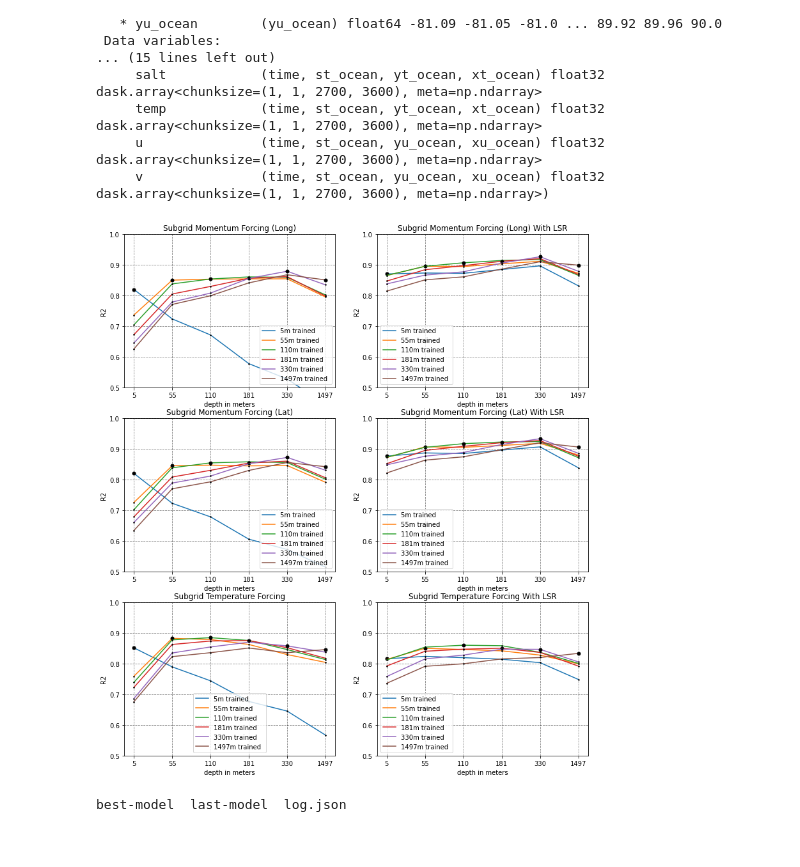
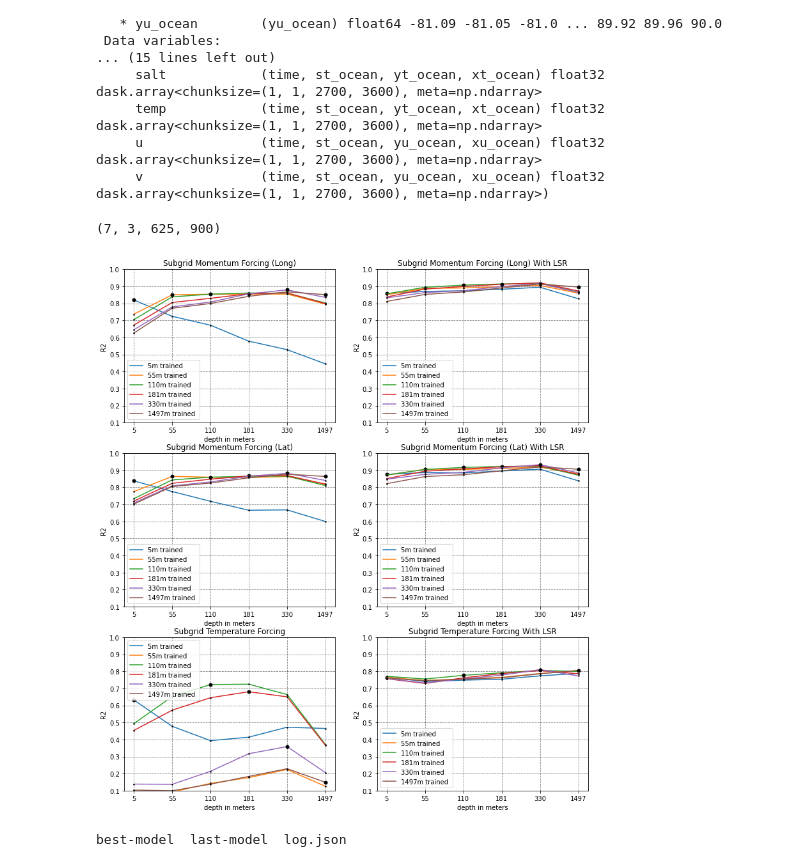
Before and after one commit to CemGultekin1/ClimateResearch, a Jupyter notebook: climate_research/plot-depth-generalization.ipynb, the cells around one changed output. Cells and saved outputs as stored; diff of their text form; code cells hidden in the pictures.

```diff
--- a/climate_research/plot-depth-generalization.ipynb
+++ b/climate_research/plot-depth-generalization.ipynb
@@ -143,6 +144,12 @@ st_vals=[int(ss) for ss in st_vals]
 str_st_vals=[str(ss) for ss in st_vals]
 # %%
 root='/scratch/cg3306/climate/runs/'
+# %%
+MSE=np.load(root+'G-'+str(J[0])+'/MSE-depth.npy')
+# %%
+MSE.shape
+# %% [output]
+(7, 3, 625, 900)
 # %%
 ncols=2
 nchans=3
@@ -193,39 +200,39 @@ for s in range(nchans):
                 if s<MSE.shape[1]:
                     Z=SC2[:,s]
                     Z[Z==0]=np.nan
-                    R2=1-MSE[:,j]/Z
+                    R2=1-MSE[:,s]/Z
                     mr2=np.zeros(R2.shape[0])
                     sr2=mr2*1
                     for i in range(R2.shape[0]):
                         rr=R2[i]
                         rr=rr[rr==rr]
                         rr=rr[rr>0]
                         rr[rr>1]=1
                         with np.errstate(divide='ignore'):
                             if len(rr)>0:
                                 mr2[i]=np.mean(rr)
                                 sr2[i]=np.std(rr)
                             else:
                                 mr2[i]=np.nan
 
                 ax.plot(np.arange(6),mr2[:-1],label=str(st_vals[k])+'m trained ')
                 ax.plot(np.arange(6),mr2[:-1],'k.',markersize=3)
                 ax.plot([k],mr2[k],'k.',markersize=10)
                 ax.set_xticks(np.arange(6))
                 ax.set_xticklabels(str_st_vals[:-1])
                 ax.set_ylabel('R2')
                 ax.set_xlabel('depth in meters')
                 title=datype[s]
                 if j==1:
                     title+=' With LSR'
                 ax.set_title(title)
-                ax.set_ylim([0.5,1])
+                ax.set_ylim([0.1,1])
                 ax.legend()
             else:
                 print(root+foldername+'/MSE-depth.npy')
         ax.grid(color='k',linestyle='--',alpha=0.5)
 # %% [output]
-[figure, old version]
+[figure, new version]
 # %%
 ls /scratch/cg3306/climate/runs/G-0
 # %% [output]
```
Also changed, not shown: parts of 1 cell of this notebook, 8 other files.
